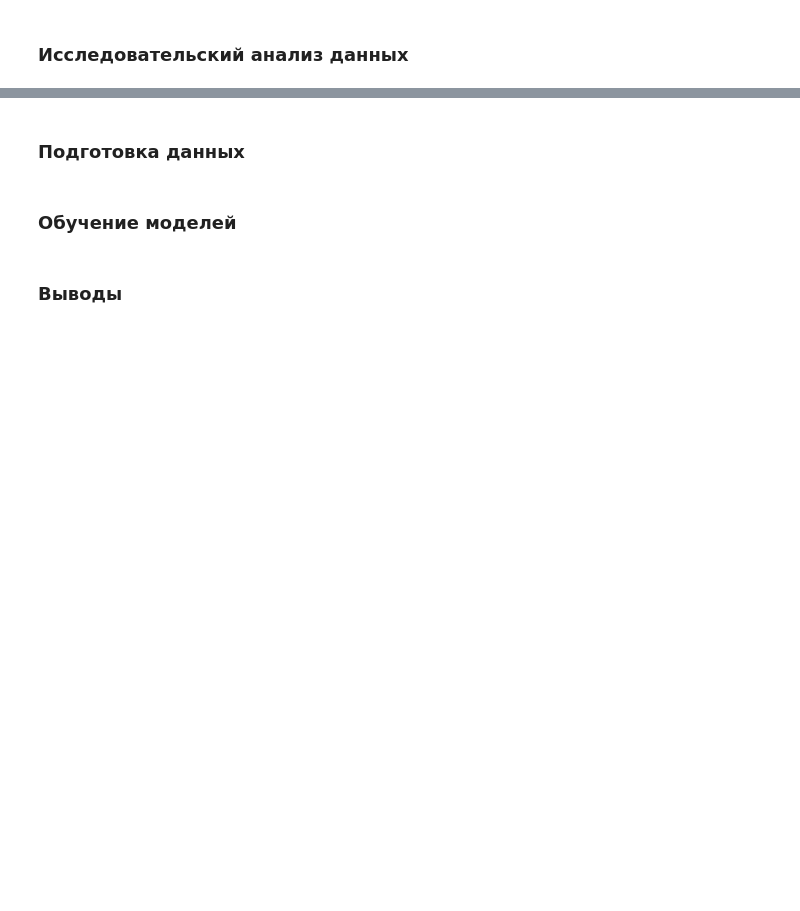
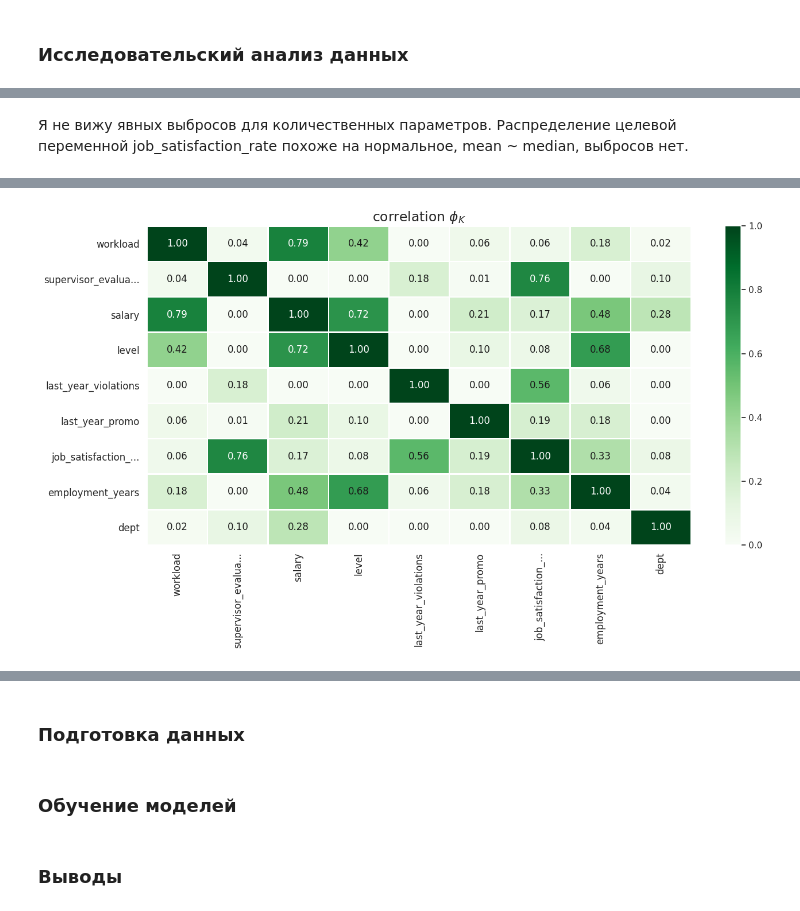
Before and after one commit to theotheo46/yap, a Jupyter notebook: notebooks/hr.ipynb, the cells around one changed output, grey strips where cells are left out. Cells and saved outputs as stored; diff of their text form; code cells hidden in the pictures; blank space fills up the shorter version.

```diff
--- a/notebooks/hr.ipynb
+++ b/notebooks/hr.ipynb
@@ -16,0 +171,6 @@ HR-аналитики компании «Работа с заботой» пом
+# %%
+df_train_job_satisfaction_rate = df_train_job_satisfaction_rate.dropna()
+df_train_job_satisfaction_rate.info()
+
+df_test_features = df_test_features.dropna()
+df_test_features.info()
@@ -16,0 +230,5 @@ HR-аналитики компании «Работа с заботой» пом
+# %%
+df_train_job_satisfaction_rate['level'] = df_train_job_satisfaction_rate['level'].replace('sinior', 'senior')
+display(df_train_job_satisfaction_rate['level'].value_counts(dropna = False))
+df_test_features['level'] = df_test_features['level'].replace('sinior', 'senior')
+display(df_test_features['level'].value_counts(dropna = False))
@@ -18,0 +352,19 @@ HR-аналитики компании «Работа с заботой» пом
+# %% [markdown]
+Я не вижу явных выбросов для количественных параметров. Распределение целевой переменной job_satisfaction_rate похоже на нормальное, mean ~ median, выбросов нет.
+# %%
+interval_cols = df_train_job_satisfaction_rate.select_dtypes(include=np.number).columns.difference(['id'])
+
+#phik_overview = phik_matrix(df_market_all_active[df_market_all_active.columns.difference(['id']).difference(['Покупательская активность'])], interval_cols=list(interval_cols))
+phik_overview = phik_matrix(df_train_job_satisfaction_rate[df_train_job_satisfaction_rate.columns.difference(['id'])], interval_cols=list(interval_cols))
+
+display(phik_overview)
+plot_correlation_matrix(
+    phik_overview.values,
+    x_labels=phik_overview.columns,
+    y_labels=phik_overview.index,
+    vmin=0, vmax=1, color_map='Greens',
+    title=r'correlation $\phi_K$',
+    fontsize_factor=1.2,
+    figsize=(14, 8)
+)
+# %% [output]
@@ -18,0 +381 @@ HR-аналитики компании «Работа с заботой» пом
+[figure, added]
```
Also changed, not shown: parts of 22 cells of this notebook.
